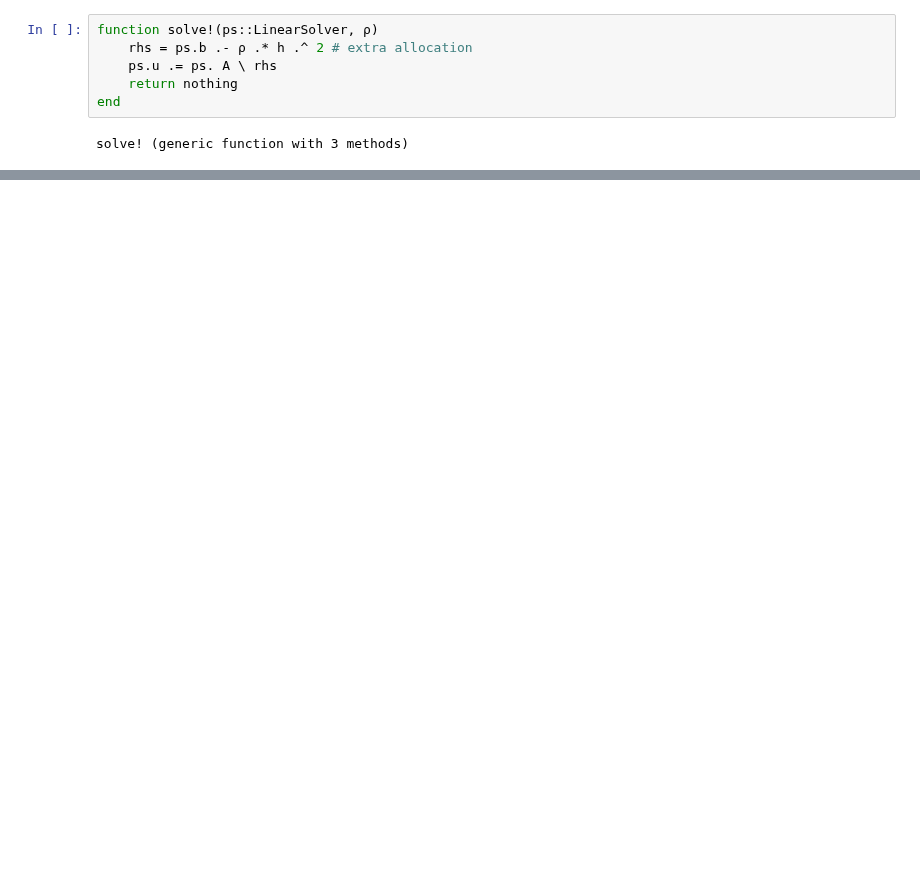
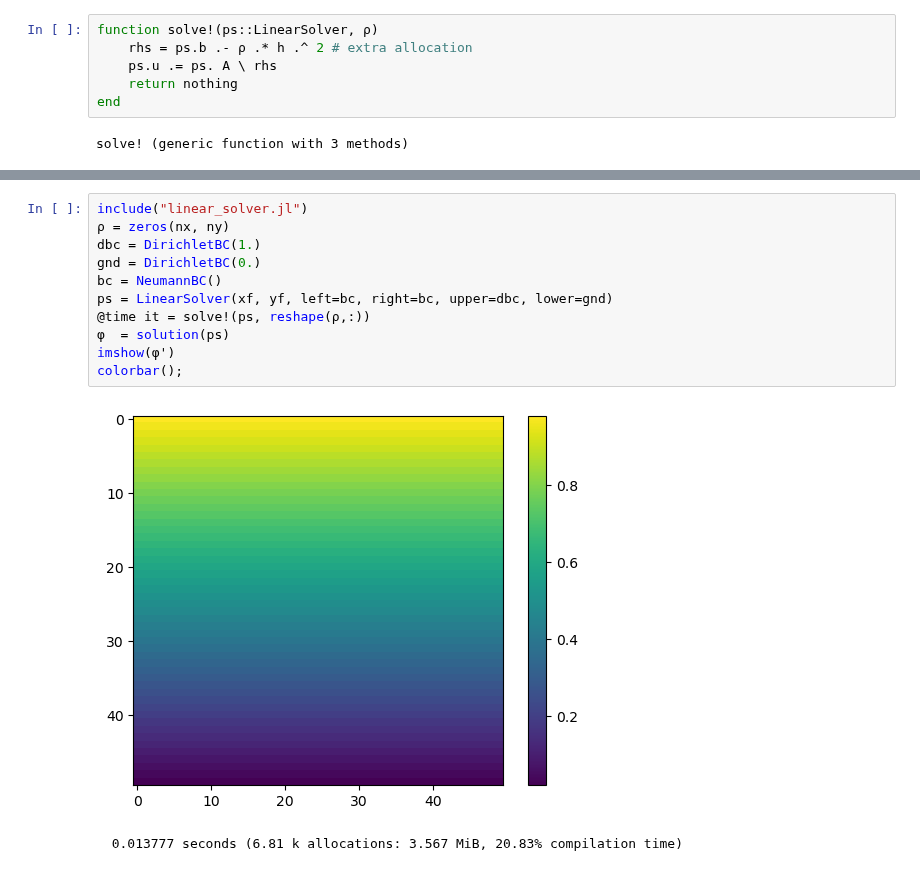
Before and after one commit to bchaber/pole, a Jupyter notebook: PoissonEquation.ipynb, the cells around one changed output, grey strips where cells are left out. Cells and saved outputs as stored; diff of their text form; blank space fills up the shorter version.

Commit message:
Fix PeriodicBC, implement NeumannBC for 2D

```diff
--- a/PoissonEquation.ipynb
+++ b/PoissonEquation.ipynb
@@ -203,0 +240,14 @@ legend(["grid", "φ", "φref"]);
+# %%
+include("linear_solver.jl")
+ρ = zeros(nx, ny)
+dbc = DirichletBC(1.)
+gnd = DirichletBC(0.)
+bc = NeumannBC()
+ps = LinearSolver(xf, yf, left=bc, right=bc, upper=dbc, lower=gnd)
+@time it = solve!(ps, reshape(ρ,:))
+φ  = solution(ps)
+imshow(φ')
+colorbar();
+# %% [output]
+[figure, added]
+  0.013777 seconds (6.81 k allocations: 3.567 MiB, 20.83% compilation time)
```
Also changed, not shown: parts of 9 cells of this notebook, 1 other file.
